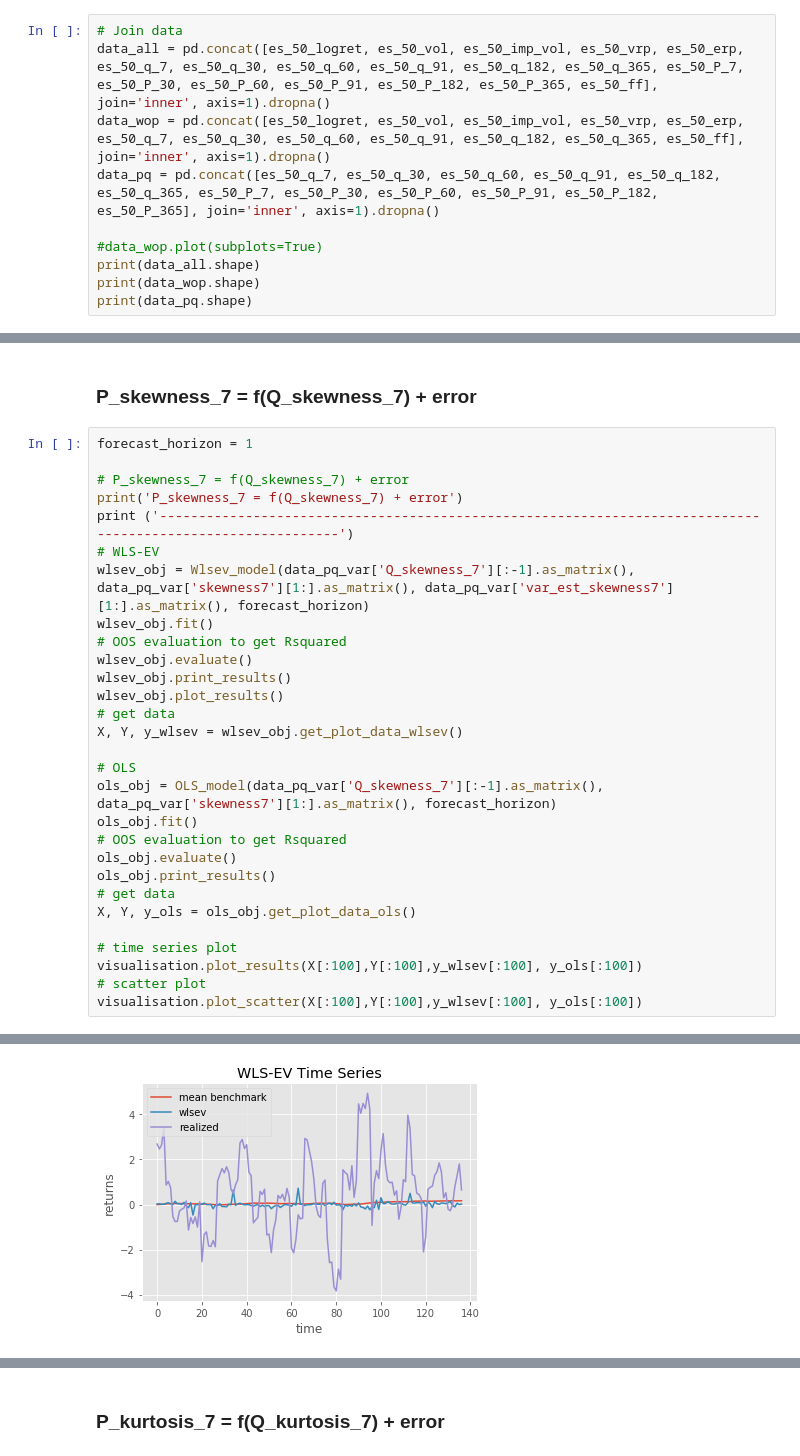
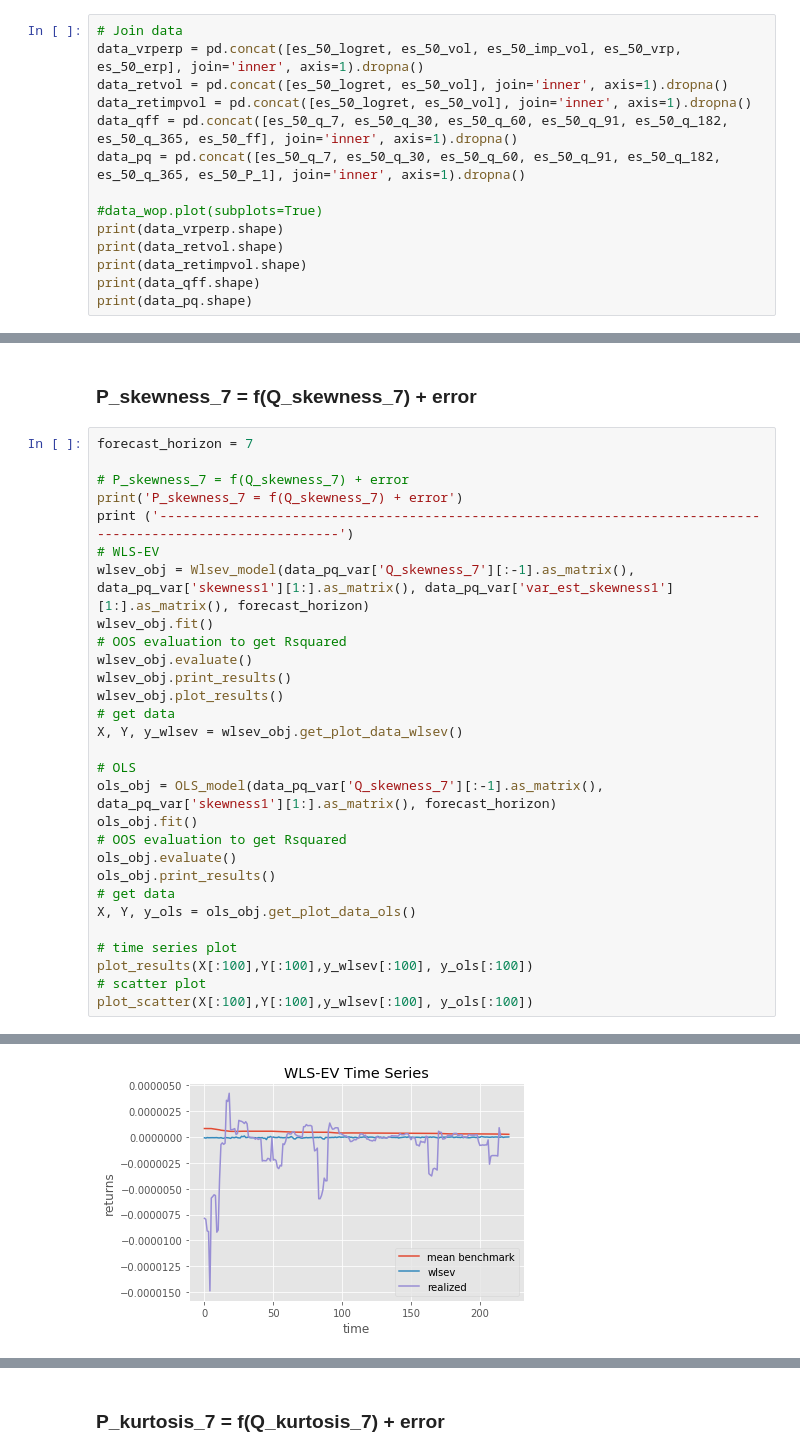
Before and after one commit to tobikuhlmann/robust-linear-forecasting, a Jupyter notebook: wlsev_analysis_new.ipynb, the cells around one changed output, grey strips where cells are left out. Saved outputs shown, nothing was run; the diff lists cells and outputs as text.

Commit message:
before in sample / out of sample to wlsev changes

```diff
--- a/wlsev_analysis_new.ipynb
+++ b/wlsev_analysis_new.ipynb
@@ -279,12 +230,16 @@ es_50_ff = es_50_ff.join(es_50_ff2).dropna()
 ## Join data for correct dates
 # %%
 # Join data
-data_all = pd.concat([es_50_logret, es_50_vol, es_50_imp_vol, es_50_vrp, es_50_erp, es_50_q_7, es_50_q_30, es_50_q_60, es_50_q_91, es_50_q_182, es_50_q_365, es_50_P_7, es_50_P_30, es_50_P_60, es_50_P_91, es_50_P_182, es_50_P_365, es_50_ff], join='inner', axis=1).dropna()
-data_wop = pd.concat([es_50_logret, es_50_vol, es_50_imp_vol, es_50_vrp, es_50_erp, es_50_q_7, es_50_q_30, es_50_q_60, es_50_q_91, es_50_q_182, es_50_q_365, es_50_ff], join='inner', axis=1).dropna()
-data_pq = pd.concat([es_50_q_7, es_50_q_30, es_50_q_60, es_50_q_91, es_50_q_182, es_50_q_365, es_50_P_7, es_50_P_30, es_50_P_60, es_50_P_91, es_50_P_182, es_50_P_365], join='inner', axis=1).dropna()
+data_vrperp = pd.concat([es_50_logret, es_50_vol, es_50_imp_vol, es_50_vrp, es_50_erp], join='inner', axis=1).dropna()
+data_retvol = pd.concat([es_50_logret, es_50_vol], join='inner', axis=1).dropna()
+data_retimpvol = pd.concat([es_50_logret, es_50_vol], join='inner', axis=1).dropna()
+data_qff = pd.concat([es_50_q_7, es_50_q_30, es_50_q_60, es_50_q_91, es_50_q_182, es_50_q_365, es_50_ff], join='inner', axis=1).dropna()
+data_pq = pd.concat([es_50_q_7, es_50_q_30, es_50_q_60, es_50_q_91, es_50_q_182, es_50_q_365, es_50_P_1], join='inner', axis=1).dropna()
 
 #data_wop.plot(subplots=True)
-print(data_all.shape)
-print(data_wop.shape)
+print(data_vrperp.shape)
+print(data_retvol.shape)
+print(data_retimpvol.shape)
+print(data_qff.shape)
 print(data_pq.shape)
 # %% [output]
@@ -608,13 +611,13 @@ Out of sample R_squared: 0.0232
 # %% [markdown]
 ### P_skewness_7 = f(Q_skewness_7) + error
 # %%
-forecast_horizon = 1
+forecast_horizon = 7
 
 # P_skewness_7 = f(Q_skewness_7) + error
 print('P_skewness_7 = f(Q_skewness_7) + error')
 print ('------------------------------------------------------------------------------------------------------------')
 # WLS-EV
-wlsev_obj = Wlsev_model(data_pq_var['Q_skewness_7'][:-1].as_matrix(), data_pq_var['skewness7'][1:].as_matrix(), data_pq_var['var_est_skewness7'][1:].as_matrix(), forecast_horizon)
+wlsev_obj = Wlsev_model(data_pq_var['Q_skewness_7'][:-1].as_matrix(), data_pq_var['skewness1'][1:].as_matrix(), data_pq_var['var_est_skewness1'][1:].as_matrix(), forecast_horizon)
 wlsev_obj.fit()
 # OOS evaluation to get Rsquared
 wlsev_obj.evaluate()
@@ -624,7 +627,7 @@ wlsev_obj.plot_results()
 X, Y, y_wlsev = wlsev_obj.get_plot_data_wlsev()
 
 # OLS
-ols_obj = OLS_model(data_pq_var['Q_skewness_7'][:-1].as_matrix(), data_pq_var['skewness7'][1:].as_matrix(), forecast_horizon)
+ols_obj = OLS_model(data_pq_var['Q_skewness_7'][:-1].as_matrix(), data_pq_var['skewness1'][1:].as_matrix(), forecast_horizon)
 ols_obj.fit()
 # OOS evaluation to get Rsquared
 ols_obj.evaluate()
@@ -633,9 +636,9 @@ ols_obj.print_results()
 X, Y, y_ols = ols_obj.get_plot_data_ols()
 
 # time series plot
-visualisation.plot_results(X[:100],Y[:100],y_wlsev[:100], y_ols[:100])
+plot_results(X[:100],Y[:100],y_wlsev[:100], y_ols[:100])
 # scatter plot
-visualisation.plot_scatter(X[:100],Y[:100],y_wlsev[:100], y_ols[:100])
+plot_scatter(X[:100],Y[:100],y_wlsev[:100], y_ols[:100])
 # %% [output]
 P_skewness_7 = f(Q_skewness_7) + error
 ------------------------------------------------------------------------------------------------------------
@@ -650,3 +653,3 @@ Out of sample R_squared: -0.0225
 -------------------------------------------------------------------------------------------------------
-[figure, old version]
+[figure, new version]
 OLS Estimation Results
```
Also changed, not shown: parts of 35 cells of this notebook, 2 other files.
